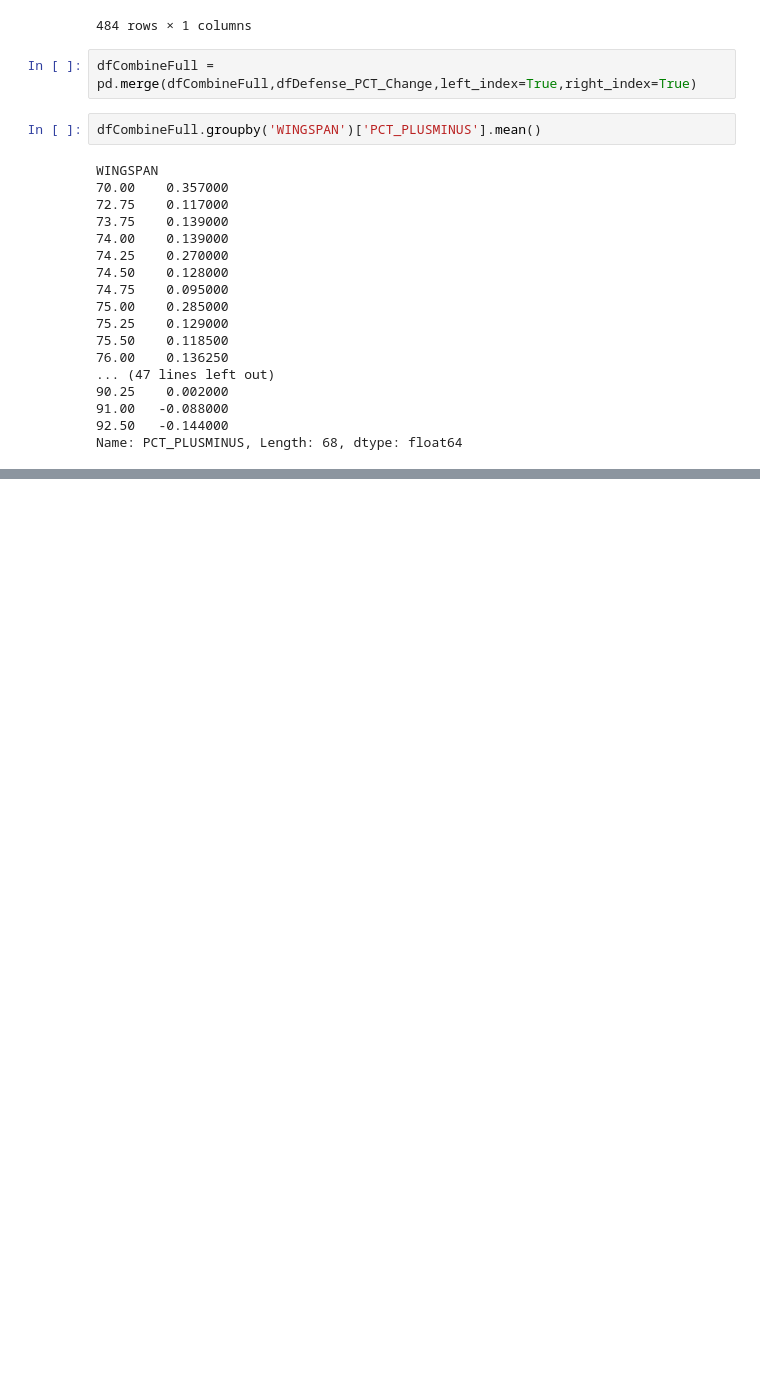
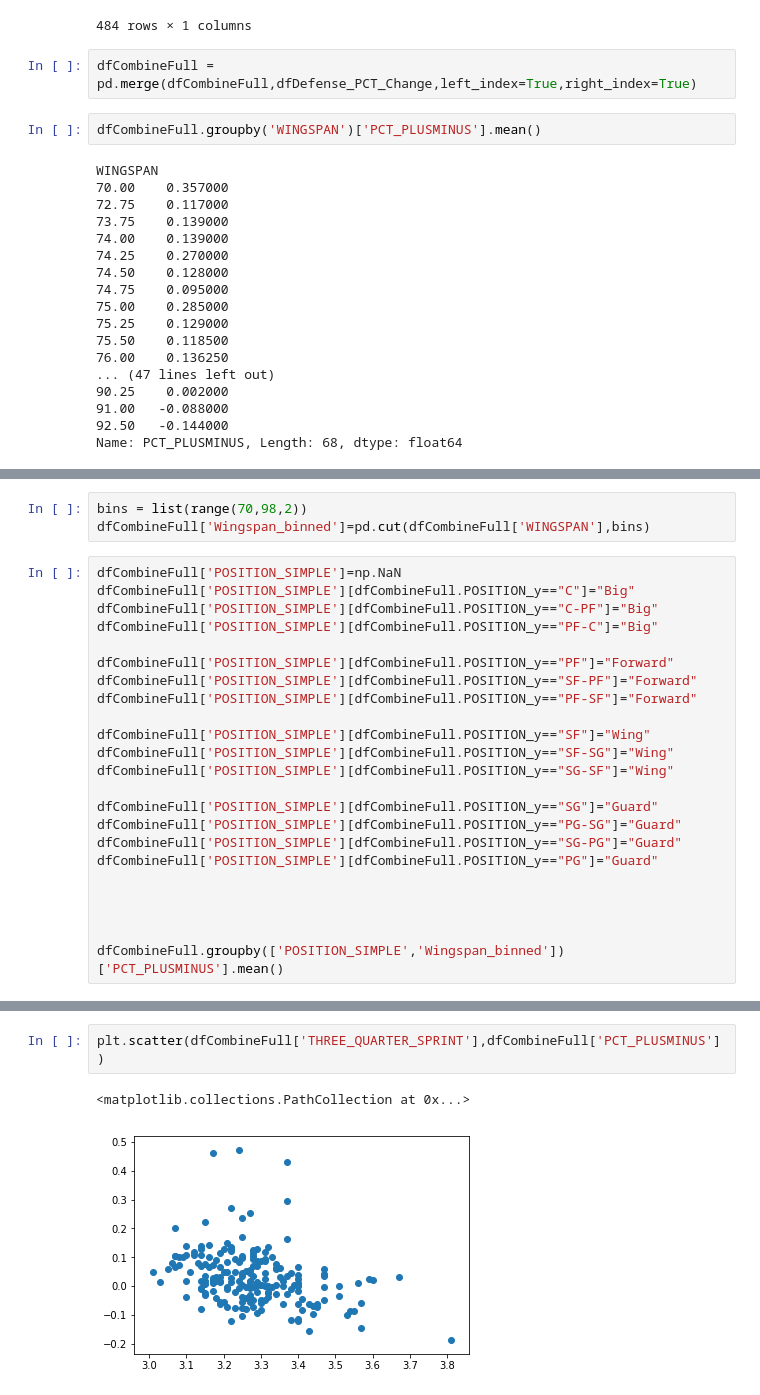
Before and after one commit to dhosk/Spring-2018, a Jupyter notebook: Final_Project_Data_Gathering.ipynb, the cells around one changed output, grey strips where cells are left out. Drawn from its saved outputs; the diff is of its cells as text; blank space fills up the shorter version.

```diff
--- a/Final_Project_Data_Gathering.ipynb
+++ b/Final_Project_Data_Gathering.ipynb
@@ -160,0 +196,26 @@ Name: PCT_PLUSMINUS, Length: 68, dtype: float64
+# %%
+bins = list(range(70,98,2))
+dfCombineFull['Wingspan_binned']=pd.cut(dfCombineFull['WINGSPAN'],bins)
+# %%
+dfCombineFull['POSITION_SIMPLE']=np.NaN
+dfCombineFull['POSITION_SIMPLE'][dfCombineFull.POSITION_y=="C"]="Big"
+dfCombineFull['POSITION_SIMPLE'][dfCombineFull.POSITION_y=="C-PF"]="Big"
+dfCombineFull['POSITION_SIMPLE'][dfCombineFull.POSITION_y=="PF-C"]="Big"
+
+dfCombineFull['POSITION_SIMPLE'][dfCombineFull.POSITION_y=="PF"]="Forward"
+dfCombineFull['POSITION_SIMPLE'][dfCombineFull.POSITION_y=="SF-PF"]="Forward"
+dfCombineFull['POSITION_SIMPLE'][dfCombineFull.POSITION_y=="PF-SF"]="Forward"
+
+dfCombineFull['POSITION_SIMPLE'][dfCombineFull.POSITION_y=="SF"]="Wing"
+dfCombineFull['POSITION_SIMPLE'][dfCombineFull.POSITION_y=="SF-SG"]="Wing"
+dfCombineFull['POSITION_SIMPLE'][dfCombineFull.POSITION_y=="SG-SF"]="Wing"
+
+dfCombineFull['POSITION_SIMPLE'][dfCombineFull.POSITION_y=="SG"]="Guard"
+dfCombineFull['POSITION_SIMPLE'][dfCombineFull.POSITION_y=="PG-SG"]="Guard"
+dfCombineFull['POSITION_SIMPLE'][dfCombineFull.POSITION_y=="SG-PG"]="Guard"
+dfCombineFull['POSITION_SIMPLE'][dfCombineFull.POSITION_y=="PG"]="Guard"
+
+
+
+
+dfCombineFull.groupby(['POSITION_SIMPLE','Wingspan_binned'])['PCT_PLUSMINUS'].mean()
@@ -160,0 +257,5 @@ Name: PCT_PLUSMINUS, Length: 68, dtype: float64
+# %%
+plt.scatter(dfCombineFull['THREE_QUARTER_SPRINT'],dfCombineFull['PCT_PLUSMINUS'])
+# %% [output]
+<matplotlib.collections.PathCollection at 0x...>
+[figure, added]
```
Also changed, not shown: parts of 20 cells of this notebook, 3 other files.
